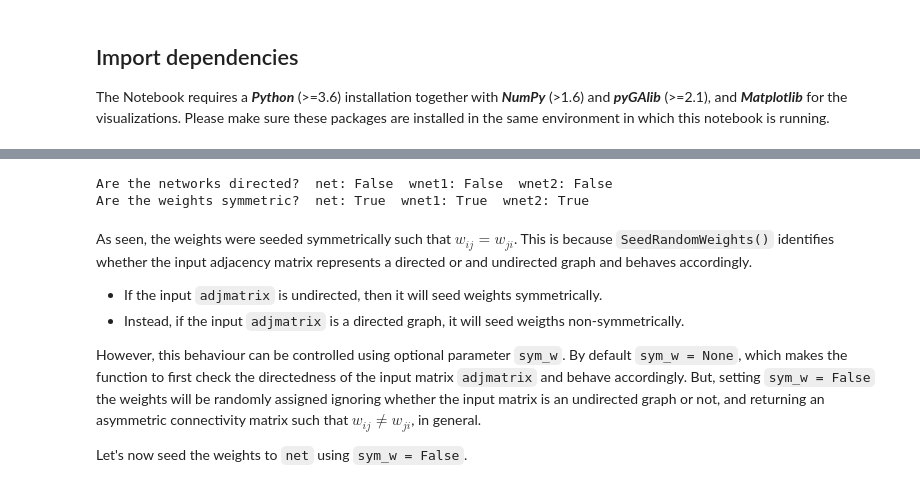
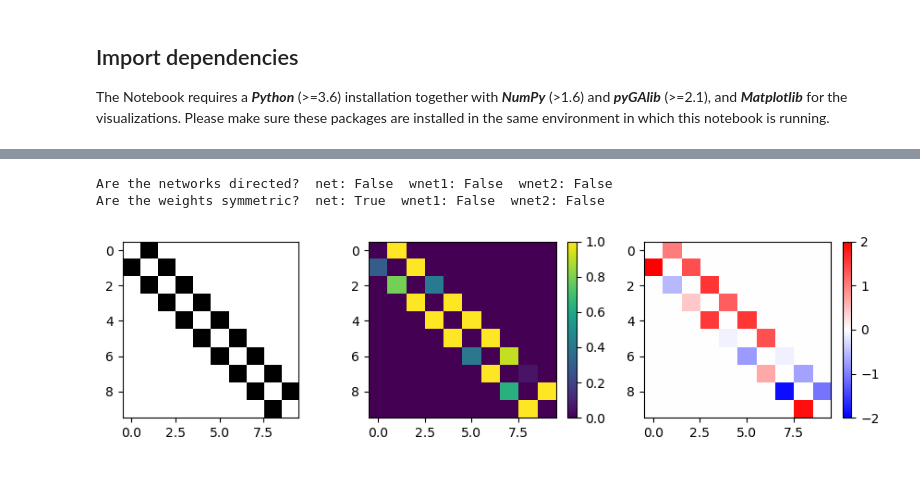
Before and after one commit to gorkazl/pyGAlib, a Jupyter notebook: Examples/WeightedGraphs_Intro.ipynb, the cells around one changed output, grey strips where cells are left out. Cells and saved outputs as stored; diff of their text form; code cells hidden in the pictures.

```diff
--- a/Examples/WeightedGraphs_Intro.ipynb
+++ b/Examples/WeightedGraphs_Intro.ipynb
@@ -82,17 +100,30 @@ plt.tight_layout()
 # %%
+# Set optional parameter sym_w = False
+wnet1 = galib.SeedRandomWeights(net, np.random.uniform, sym_w=False,  low=0, high=2)
+wnet2 = galib.SeedRandomWeights(net, np.random.normal,  sym_w=False,  loc=0, scale=2)
+
 # Print some feedback ...
 print( f"Are the networks directed?  net: {galib.is_directed(net)}  wnet1: {galib.is_directed(wnet1)}  wnet2: {galib.is_directed(wnet2)}" )
 print( f"Are the weights symmetric?  net: {galib.is_symmetric(net)}  wnet1: {galib.is_symmetric(wnet1)}  wnet2: {galib.is_symmetric(wnet2)}" )
-#
+
+
+# Visualize the generated matrices
+plt.figure(figsize=(9,2.5))
+plt.subplot(1,3,1)
+plt.imshow(net, cmap='gray_r')
+
+plt.subplot(1,3,2)
+plt.imshow(wnet1, aspect='auto')
+plt.clim(0,1)
+plt.colorbar()
+
+plt.subplot(1,3,3)
+plt.imshow(wnet2, cmap='bwr', aspect='auto')
+plt.clim(-2,2)
+plt.colorbar()
+
+plt.tight_layout()
 # %% [output]
 Are the networks directed?  net: False  wnet1: False  wnet2: False
-Are the weights symmetric?  net: True  wnet1: True  wnet2: True
+Are the weights symmetric?  net: True  wnet1: False  wnet2: False
+[figure, added]
-# %% [markdown]
-As seen, the weights were seeded symmetrically such that $w_{ij} = w_{ji}$. This is because `SeedRandomWeights()` identifies whether the input adjacency matrix represents a directed or and undirected graph and behaves accordingly.
-
-- If the input `adjmatrix` is undirected, then it will seed weights symmetrically.
-- Instead, if the input `adjmatrix` is a directed graph, it will seed weigths non-symmetrically.
-
-However, this behaviour can be controlled using optional parameter `sym_w`. By default `sym_w = None`, which makes the function to first check the directedness of the input matrix `adjmatrix` and behave accordingly. But, setting `sym_w = False` the weights will be randomly assigned ignoring whether the input matrix is an undirected graph or not, and returning an asymmetric connectivity matrix such that $w_{ij} \neq w_{ji}$, in general.
-
-Let's now seed the weights to `net` using `sym_w = False`.
```
Also changed, not shown: parts of 14 cells of this notebook.
